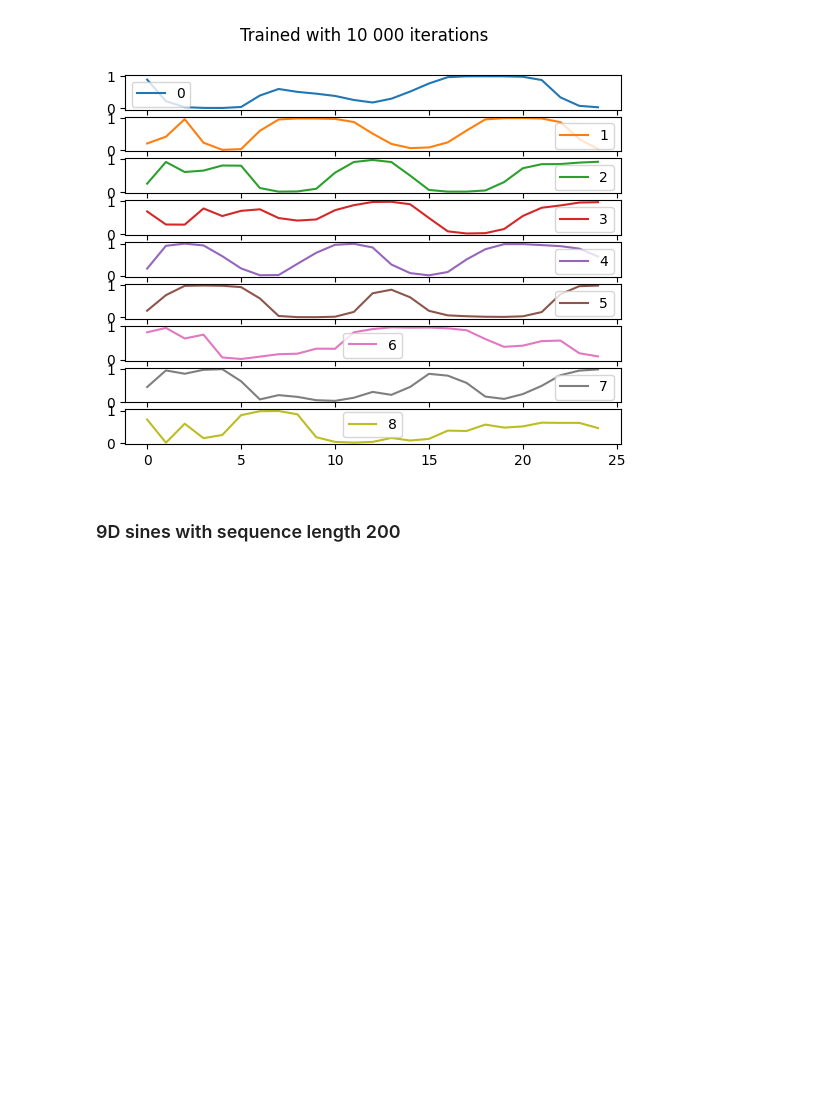
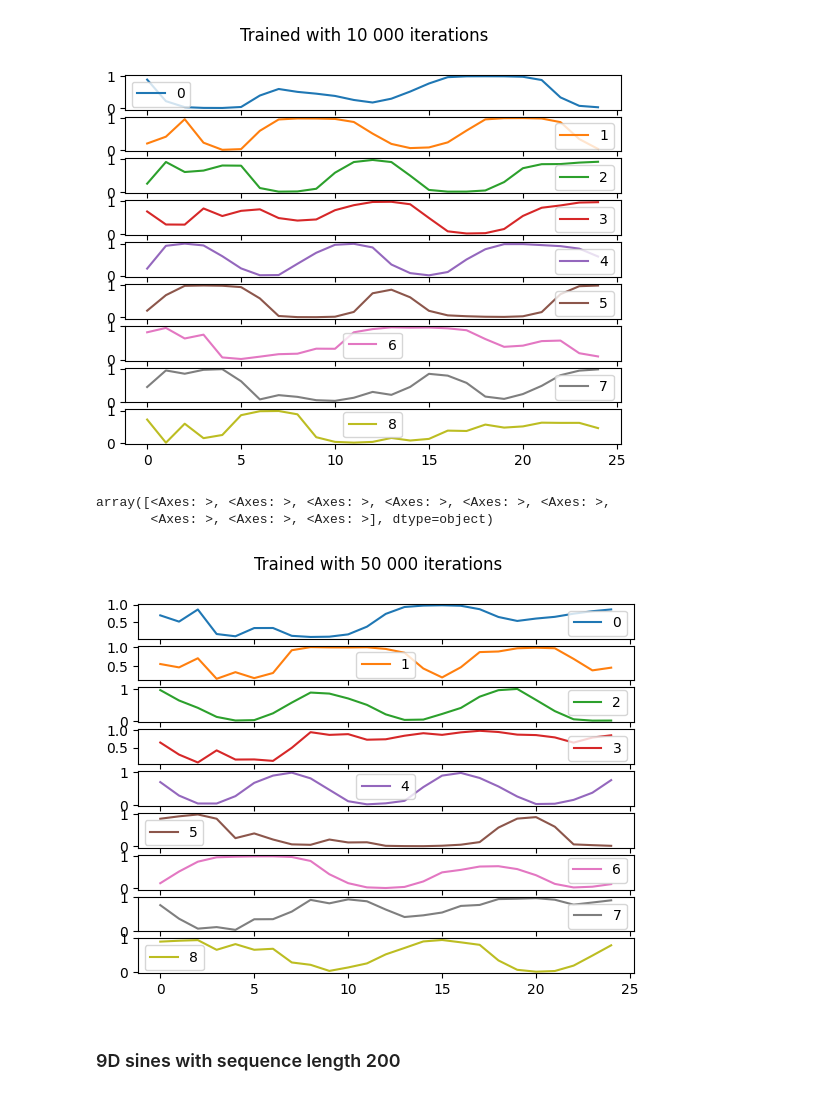
Before and after one commit to fredrikSveen/MSc_time_series_GAN, a Jupyter notebook: generated_timegan_sines.ipynb, the cells around one changed output. Saved outputs shown, nothing was run; the diff lists cells and outputs as text; code cells hidden in the pictures; blank space fills up the shorter version.

```diff
--- a/generated_timegan_sines.ipynb
+++ b/generated_timegan_sines.ipynb
@@ -240,12 +240,12 @@ with open('synt_data/timeGan_generated_sines/syn_sine_1000_9_25_250424_07h27.jso
     dim9_1000 = json.load(file)
 with open('synt_data/timeGan_generated_sines/syn_sine_10000_9_25_250424_08h32.json', 'r') as file:
     dim9_10000 = json.load(file)
-# with open('synt_data/timeGan_generated_sines/syn_sine_50000_9_25_250424_07h20.json', 'r') as file:
-#     dim9_50000 = json.load(file)
+with open('synt_data/timeGan_generated_sines/syn_sine_50000_9_25_040524_13h44.json', 'r') as file:
+    dim9_50000 = json.load(file)
 
 df_dim9_1000 = pd.DataFrame(dim9_1000[0])
 df_dim9_10000 = pd.DataFrame(dim9_10000[0])
-# df_dim9_50000 = pd.DataFrame(dim9_50000[0])
+df_dim9_50000 = pd.DataFrame(dim9_50000[0])
 # %%
 df_dim9_1000.plot(title="Trained with 1000 iterations", subplots=True)
 # %% [output]
@@ -258,6 +258,12 @@ df_dim9_10000.plot(title="Trained with 10 000 iterations", subplots=True)
 array([<Axes: >, <Axes: >, <Axes: >, <Axes: >, <Axes: >, <Axes: >,
        <Axes: >, <Axes: >, <Axes: >], dtype=object)
 [figure]
+# %%
+df_dim9_50000.plot(title="Trained with 50 000 iterations", subplots=True)
+# %% [output]
+array([<Axes: >, <Axes: >, <Axes: >, <Axes: >, <Axes: >, <Axes: >,
+       <Axes: >, <Axes: >, <Axes: >], dtype=object)
+[figure, added]
 # %% [markdown]
 ### 9D sines with sequence length 200
 # %%
```
Also changed, not shown: parts of 3 cells of this notebook, 2 other files.
